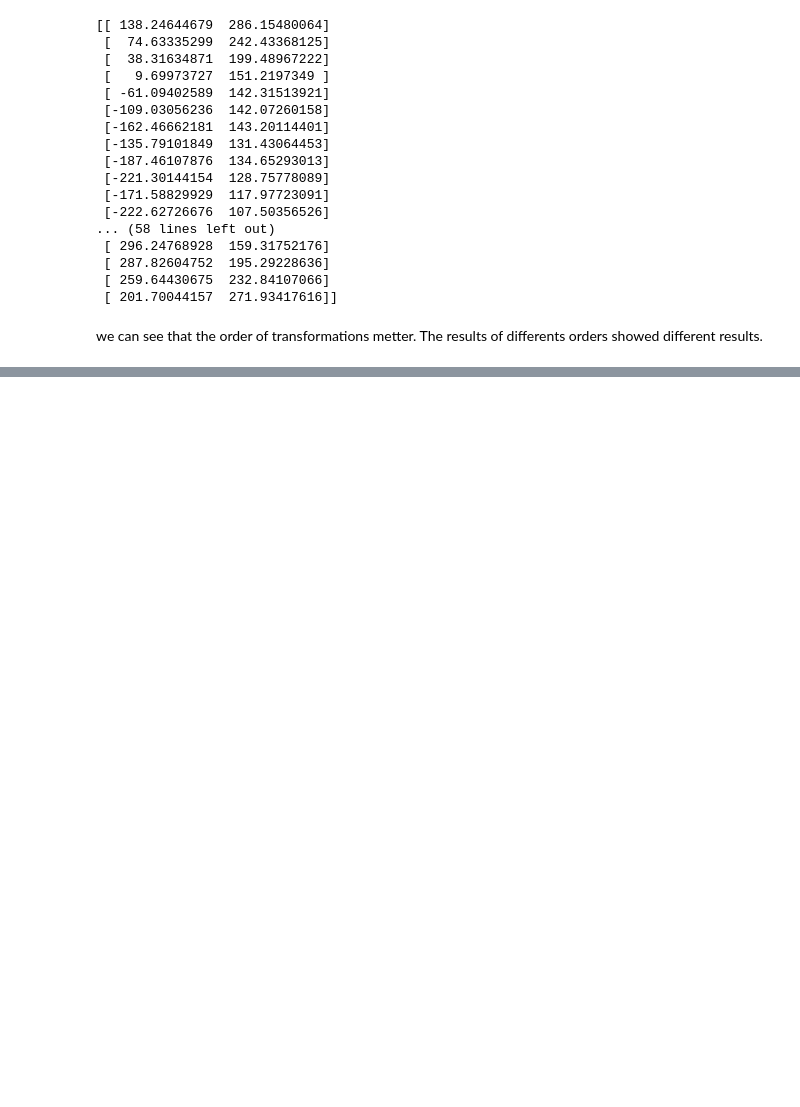
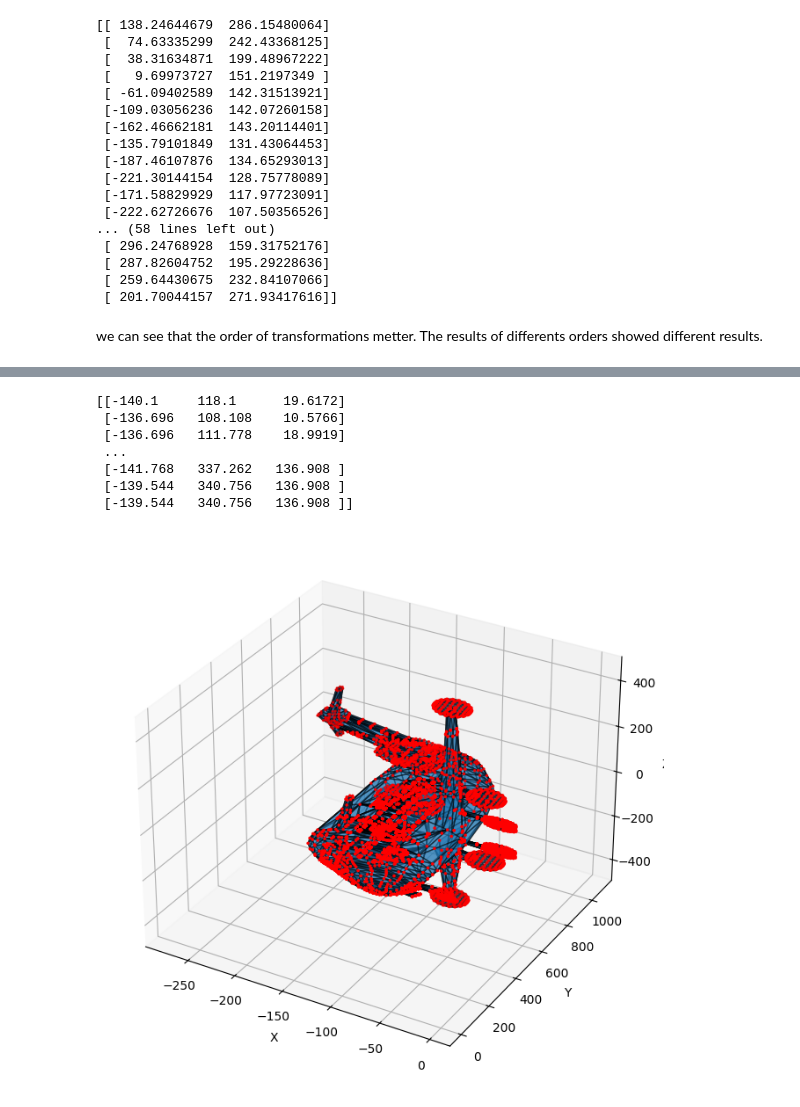
Before and after one commit to maryiyi/linear-transformation, a Jupyter notebook: lab1_transformations.ipynb, the cells around one changed output, grey strips where cells are left out. Saved outputs shown, nothing was run; the diff lists cells and outputs as text; code cells hidden in the pictures; blank space fills up the shorter version.

```diff
--- a/lab1_transformations.ipynb
+++ b/lab1_transformations.ipynb
@@ -232,0 +340,19 @@ we can see that the order of transformations metter. The results of differents o
+# %%
+def rotate_xz(X: np.ndarray, degrees):
+    rad = np.radians(degrees)
+    T = np.array([[np.cos(rad), 0, np.sin(rad)],
+                  [0, 1, 0],
+                  [-np.sin(rad), 0, np.cos(rad)]])
+    return X.copy() @ T
+rotated_xz = rotate_xz(vertices, 90)
+plot_off_3d(rotated_xz, faces)
+print(rotated_xz)
+# %% [output]
+[[-140.1     118.1      19.6172]
+ [-136.696   108.108    10.5766]
+ [-136.696   111.778    18.9919]
+ ...
+ [-141.768   337.262   136.908 ]
+ [-139.544   340.756   136.908 ]
+ [-139.544   340.756   136.908 ]]
+[figure, added]
```
Also changed, not shown: parts of 12 cells of this notebook.
